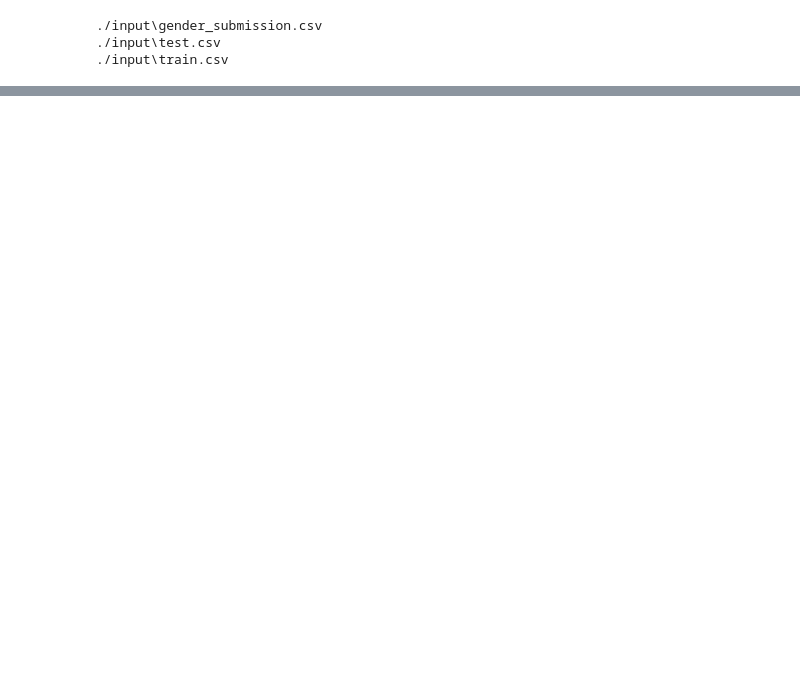
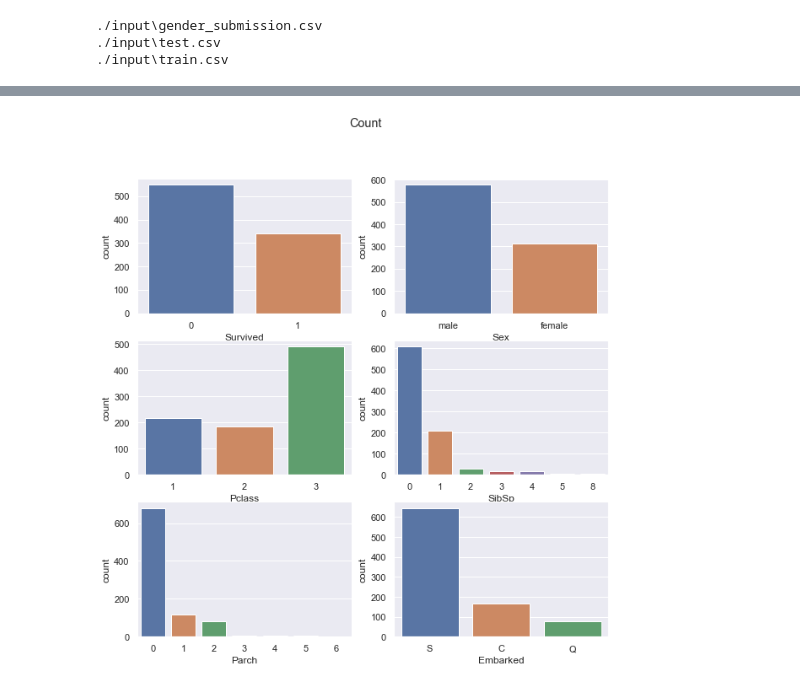
Before and after one commit to rubenbuelvas/Titanic, a Jupyter notebook: titanic.ipynb, the cells around one changed output, grey strips where cells are left out. Saved outputs shown, nothing was run; the diff lists cells and outputs as text; code cells hidden in the pictures; blank space fills up the shorter version.

Commit message:
Data exploration without Lux

```diff
--- a/titanic.ipynb
+++ b/titanic.ipynb
@@ -36,3 +15,3 @@ Requirement already satisfied: asttokens in c:\users\rcbue\anaconda3\lib\site-pa
 # %%
-test_df = pd.read_csv("./input/test.csv")
-test_df.info()
+df = pd.read_csv("./input/train.csv")
+df.info()
@@ -67,0 +27,17 @@ test_df
+# %%
+sns.set_theme(style='darkgrid')
+# %%
+columns = ['Survived', 'Sex', 'Pclass', 'SibSp', 'Parch', 'Embarked']
+n_rows = math.ceil(len(columns)/2)
+n_cols = 2
+
+fig, axes = plt.subplots(n_rows, n_cols, figsize=(10, 10))
+fig.suptitle('Count')
+
+i = 0
+for row in range(n_rows):
+    for col in range(n_cols):
+        sns.countplot(ax=axes[row, col], data=df, x=columns[i])
+        i += 1
+# %% [output]
+[figure, added]
```
Also changed, not shown: parts of 8 cells of this notebook.
